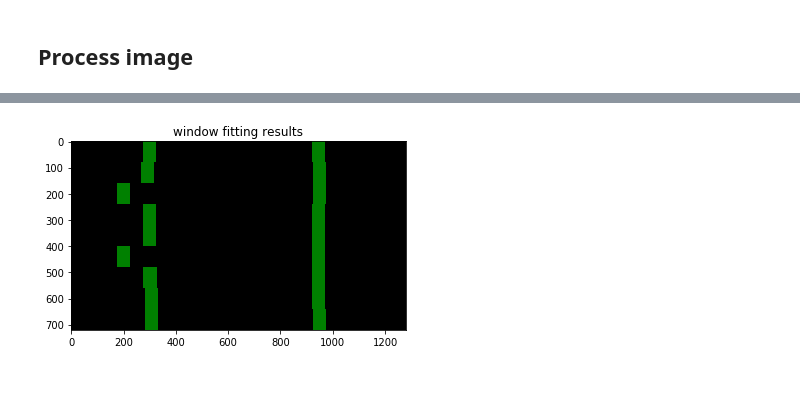
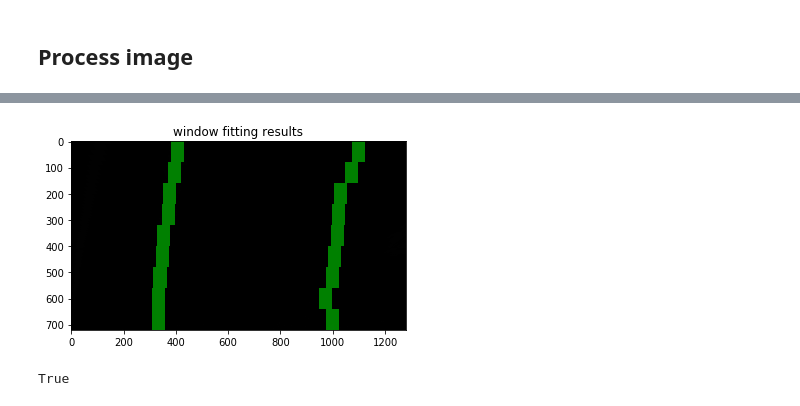
Before and after one commit to lealldiogo/CarND-Advanced-Lane-Lines, a Jupyter notebook: Project.ipynb, the cells around one changed output, grey strips where cells are left out. Saved outputs shown, nothing was run; the diff lists cells and outputs as text; code cells hidden in the pictures.

```diff
--- a/Project.ipynb
+++ b/Project.ipynb
@@ -28,8 +28,10 @@ with open('camera_cal/wide_dist_pickle.p', 'rb') as f:
 
 mtx, dist = dist_pickle["mtx"], dist_pickle["dist"]
 
+images = glob.glob('./test_images/test*.jpg')
+
 # Test undistortion on an image
-img = cv2.imread('test_images/test6.jpg')
+img = cv2.imread(images[np.random.randint(0,len(images))])
 img_size = (img.shape[1], img.shape[0])
 
 dst = cv2.undistort(img, mtx, dist, None, mtx)
@@ -85,11 +89,12 @@ plt.imshow(result)
 # %%
-# For source points I'm looking at example straight line images
-# After making sure this works, I should use the draw_lines function from the first project to get the points
+# For source points I'm looking at the straight line test images
+# and drawing lines on the image to match lane lines
 source = np.float32([tl, bl, br, tr])
+
 # For destination points, I'm arbitrarily choosing some points to be a nice fit for displaying the warped result
 # Not exact, but close enough for our purposes. Dividing by four is a good aproximation
-destination = np.float32([(persp_test.shape[1]/4, 0), (persp_test.shape[1]/4, persp_test.shape[0]), (persp_test.shape[1]*3/4, persp_test.shape[0]), (persp_test.shape[1]*3/4, 0)])
+destination = np.float32([(img_size[0]/4, 0), (img_size[0]/4, img_size[1]), (img_size[0]*3/4, img_size[1]), (img_size[0]*3/4, 0)])
 
-warped, M = warper(persp_test, source, destination)
-visualize(persp_test,warped)
+warped, M, Minv = warper(img, source, destination)
+visualize(img,warped)
 # %% [output]
@@ -188,5 +204,5 @@ visualize_gray(persp_test, light)
 # %% [markdown]
 ## Process image
 # %%
-img_size = (light.shape[1], light.shape[0])
-binary_warped = cv2.warpPerspective(light, M, img_size, flags=cv2.INTER_NEAREST)
+binary_warped = cv2.warpPerspective(combined1, M, img_size, flags=cv2.INTER_NEAREST)
+visualize_gray(combined1, binary_warped)
@@ -358,34 +260,35 @@ window_centroids = find_window_centroids(binary_warped, window_width, window_hei
 # %%
-# If we found any window centers
-if len(window_centroids) > 0:
+# Points used to draw all the left and right windows
+l_points = np.zeros_like(binary_warped)
+r_points = np.zeros_like(binary_warped)
 
-    # Points used to draw all the left and right windows
-    l_points = np.zeros_like(binary_warped)
-    r_points = np.zeros_like(binary_warped)
+rightx = []
+leftx = []
 
-    # Go through each level and draw the windows
-    for level in range(0,len(window_centroids)):
-        # Window_mask is a function to draw window areas
-        l_mask = window_mask(window_width,window_height,binary_warped,window_centroids[level][0],level)
-        r_mask = window_mask(window_width,window_height,binary_warped,window_centroids[level][1],level)
-        # Add graphic points from window mask here to total pixels found
-        l_points[(l_points == 255) | ((l_mask == 1) ) ] = 255
-        r_points[(r_points == 255) | ((r_mask == 1) ) ] = 255
+# Go through each level and draw the windows
+for level in range(0,len(window_centroids)):
+    # Window_mask is a function to draw window areas
+    l_mask = window_mask(window_width,window_height,binary_warped,window_centroids[level][0],level)
+    r_mask = window_mask(window_width,window_height,binary_warped,window_centroids[level][1],level)
 
-    # Draw the results
-    template = np.array(r_points+l_points,np.uint8) # add both left and right window pixels together
-    zero_channel = np.zeros_like(template) # create a zero color channel
-    template = np.array(cv2.merge((zero_channel,template,zero_channel)),np.uint8) # make window pixels green
-    warpage = np.array(cv2.merge((binary_warped,binary_warped,binary_warped)),np.uint8) # making the original road pixels 3 color channels
-    output = cv2.addWeighted(warpage, 1, template, 0.5, 0.0) # overlay the orignal road image with window results
+    leftx.append(window_centroids[level][0])
+    rightx.append(window_centroids[level][1])
+    # Add graphic points from window mask here to total pixels found
+    l_points[(l_points == 255) | ((l_mask == 1) ) ] = 255
+    r_points[(r_points == 255) | ((r_mask == 1) ) ] = 255
 
-    # If no window centers found, just display orginal road image
-else:
-    output = np.array(cv2.merge((binary_warped,binary_warped,binary_warped)),np.uint8)
+# Draw the results
+template = np.array(r_points+l_points,np.uint8) # add both left and right window pixels together
+zero_channel = np.zeros_like(template) # create a zero color channel
+template = np.array(cv2.merge((zero_channel,template,zero_channel)),np.uint8) # make window pixels green
+warpage = np.array(cv2.merge((binary_warped,binary_warped,binary_warped)),np.uint8) # making the original road pixels 3 color channels
+output = cv2.addWeighted(warpage, 1, template, 0.5, 0.0) # overlay the orignal road image with window results
 
-# Display the final results
+
 plt.imshow(output)
 plt.title('window fitting results')
 plt.show()
+cv2.imwrite('output_images/window_fit.jpg',output)
 # %% [output]
-[figure, old version]
+[figure, new version]
+True
```
Also changed, not shown: parts of 24 cells of this notebook, 8 other files.
